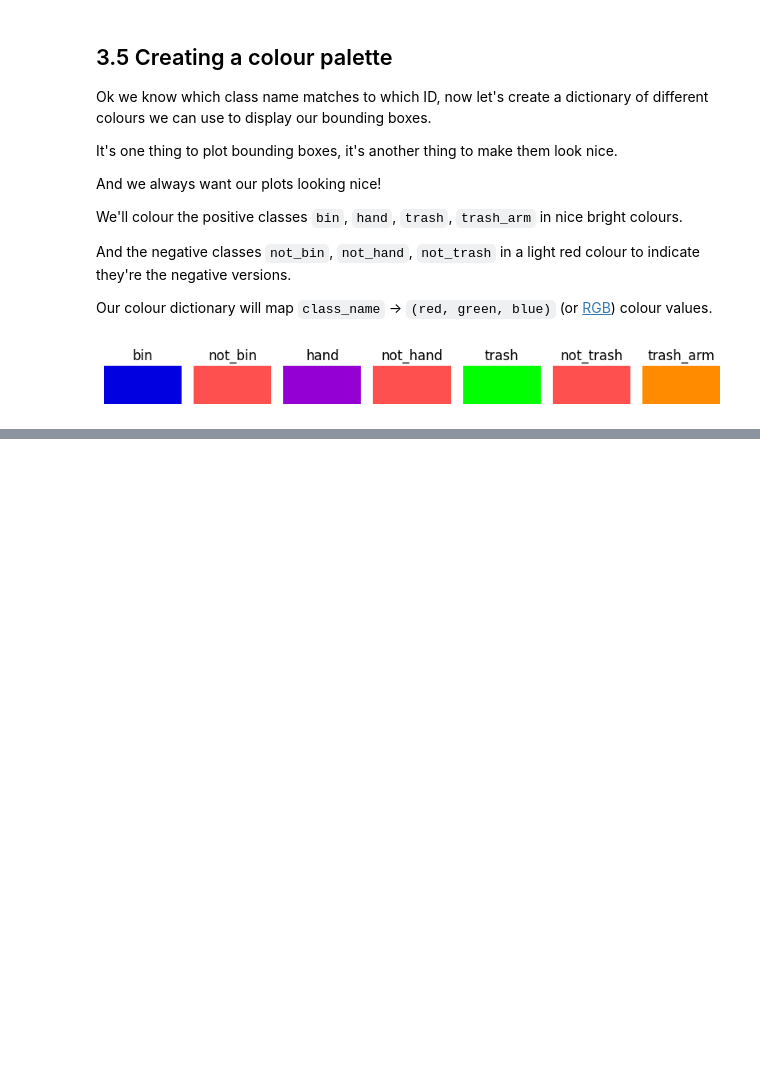
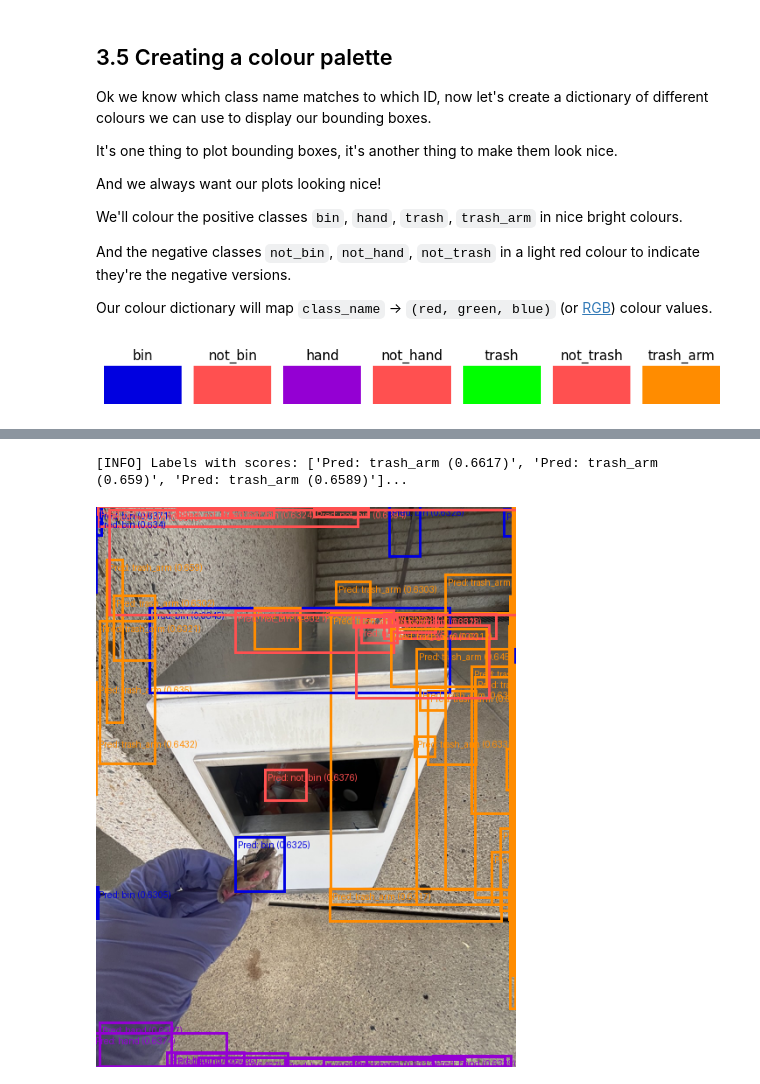
Before and after one commit to banno-0720/Deep-Learning-Projects, a Jupyter notebook: Trashify.ipynb, the cells around one changed output, grey strips where cells are left out. Saved outputs shown, nothing was run; the diff lists cells and outputs as text; code cells hidden in the pictures; blank space fills up the shorter version.

```diff
--- a/Trashify.ipynb
+++ b/Trashify.ipynb
@@ -481,0 +1869,9 @@ plt.show()
+# %%
+# Recompute the random sample outputs with our preprocessed sample
+random_sample_outputs = model(
+    pixel_values=random_sample_preprocessed["pixel_values"], # model expects input [batch_size, color_channels, height, width]
+    pixel_mask=random_sample_preprocessed["pixel_mask"],
+)
+
+# Inspect the output type
+type(random_sample_outputs)
@@ -481,0 +1893,12 @@ plt.show()
+# %%
+# Set the score threshold for postprocessing
+THRESHOLD = 0.63
+
+# Post process a single output from our model
+random_sample_outputs_post_processed = image_processor.post_process_object_detection(
+    outputs=random_sample_outputs,
+    threshold=THRESHOLD, # all boxes with scores under this value will be discarded (best to experiment with it)
+    target_sizes=[random_sample_preprocessed["labels"][0]["orig_size"]] # original input image size (or whichever target size you'd like), required to be same number of input items in a list
+)
+
+random_sample_outputs_post_processed
@@ -481,0 +2324,27 @@ plt.show()
+# %%
+# 1. Extract scores, labels and boxes
+random_sample_pred_scores = random_sample_outputs_post_processed[0]["scores"]
+random_sample_pred_labels = random_sample_outputs_post_processed[0]["labels"]
+random_sample_pred_boxes = half_boxes(random_sample_outputs_post_processed[0]["boxes"])
+
+# 2. Create a list of labels and colours to plot on the image/boxes
+random_sample_pred_labels_to_plot = [f"Pred: {id2label[label_pred.item()]} ({round(score_pred.item(), 4)})"
+                  for label_pred, score_pred in zip(random_sample_pred_labels, random_sample_pred_scores)]
+random_sample_pred_colours = [colour_palette[id2label[label_pred.item()]] for label_pred in random_sample_pred_labels]
+
+print(f"[INFO] Labels with scores: {random_sample_pred_labels_to_plot[:3]}...")
+
+# 3. Plot the random sample image with randomly predicted boxes
+# (these will be very poor since the model is not trained on our data yet)
+to_pil_image(
+    pic=draw_bounding_boxes(
+        image=pil_to_tensor(pic=half_image(random_sample["image"])),
+        boxes=random_sample_pred_boxes, # boxes are in XYXY format, which is required for draw_bounding_boxes
+        labels=random_sample_pred_labels_to_plot,
+        colors=random_sample_pred_colours,
+        width=3
+    )
+)
+# %% [output]
+[INFO] Labels with scores: ['Pred: trash_arm (0.6617)', 'Pred: trash_arm (0.659)', 'Pred: trash_arm (0.6589)']...
+[figure, added]
```
Also changed, not shown: parts of 275 cells of this notebook.
